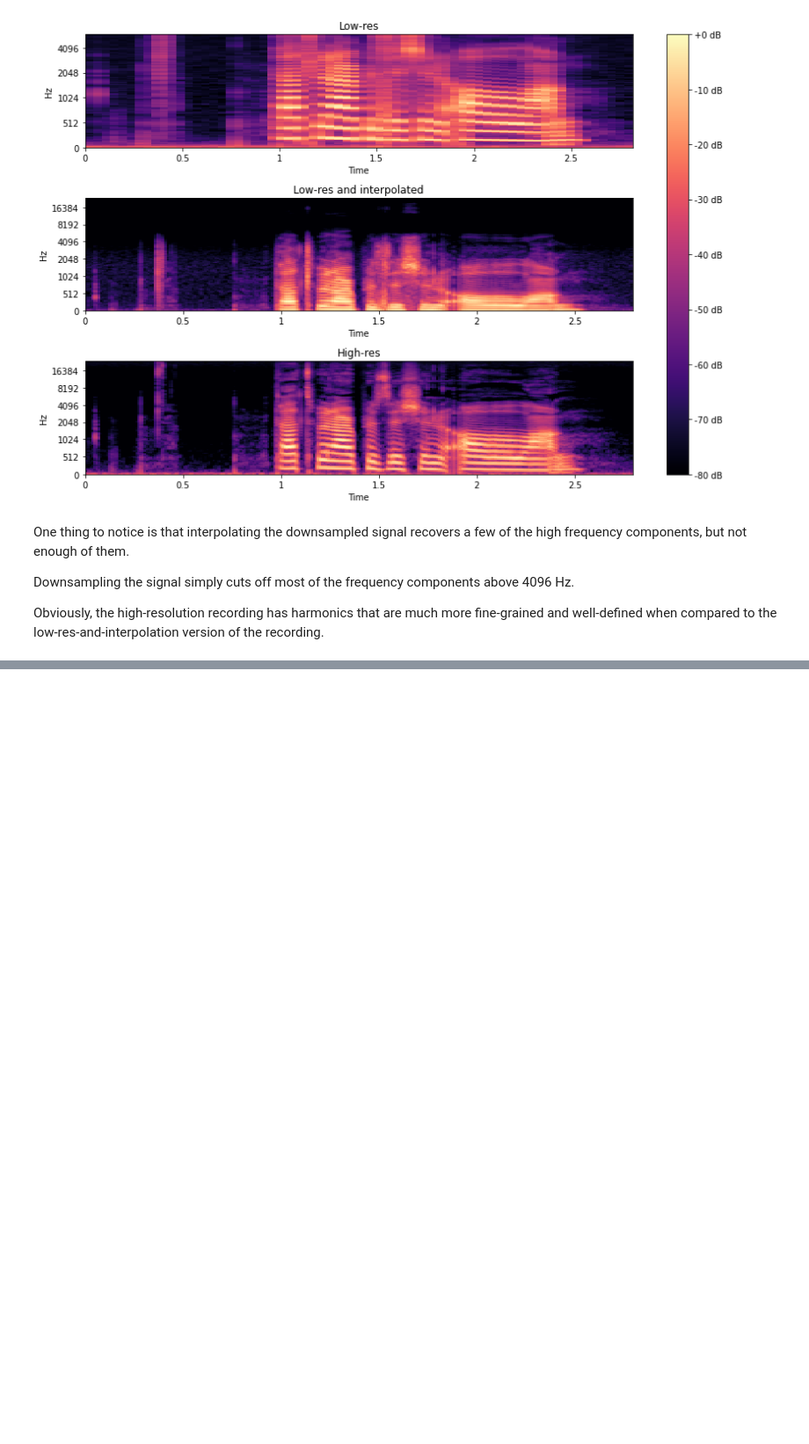
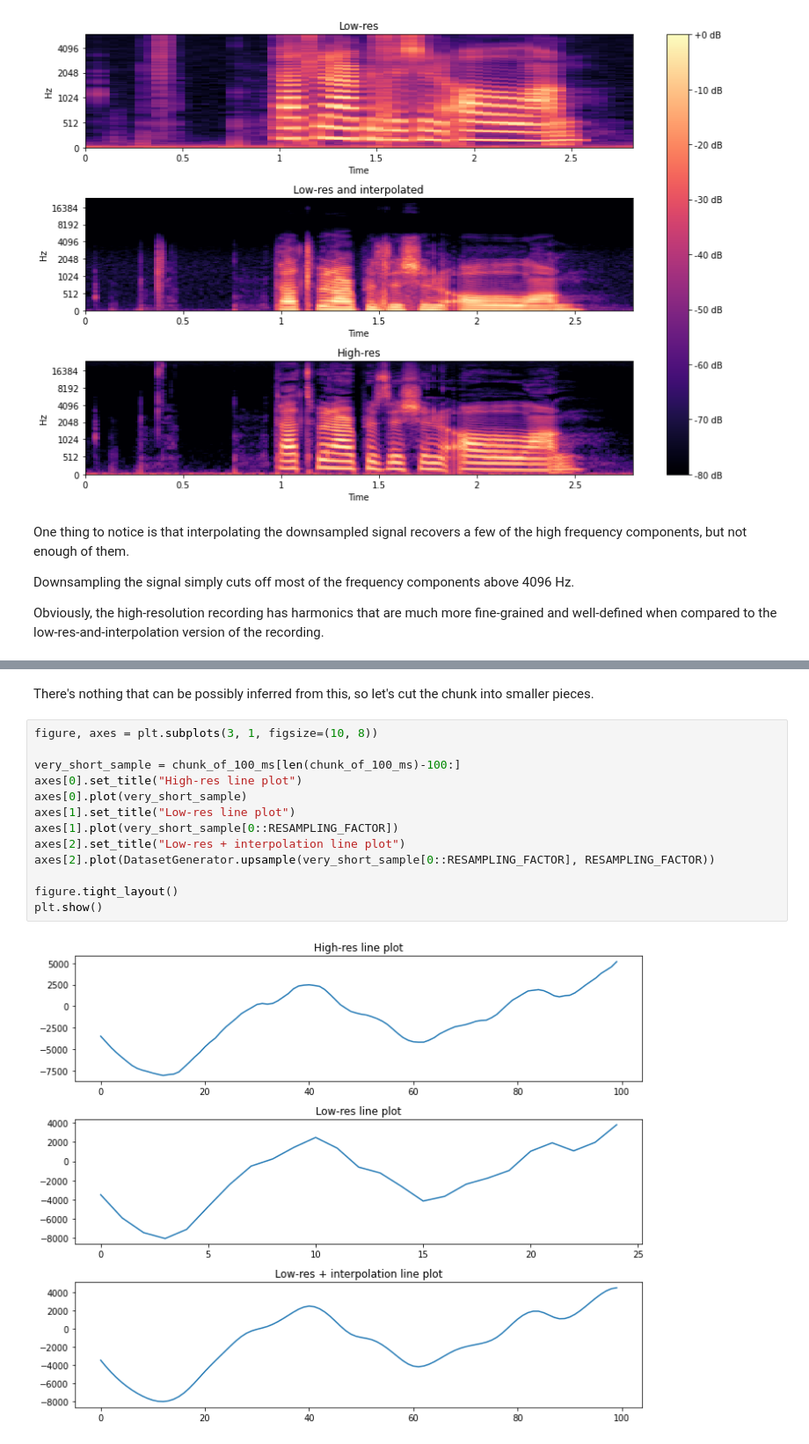
Before and after one commit to sutgeorge/Audio-Super-Resolution, a Jupyter notebook: Project/exploring_data.ipynb, the cells around one changed output, grey strips where cells are left out. Shown at 88% size. Cells and saved outputs as stored; diff of their text form; blank space fills up the shorter version.

```diff
--- a/Project/exploring_data.ipynb
+++ b/Project/exploring_data.ipynb
@@ -363,0 +405,17 @@ Obviously, the high-resolution recording has harmonics that are much more fine-g
+# %% [markdown]
+There's nothing that can be possibly inferred from this, so let's cut the chunk into smaller pieces.
+# %%
+figure, axes = plt.subplots(3, 1, figsize=(10, 8))
+
+very_short_sample = chunk_of_100_ms[len(chunk_of_100_ms)-100:]
+axes[0].set_title("High-res line plot")
+axes[0].plot(very_short_sample)
+axes[1].set_title("Low-res line plot")
+axes[1].plot(very_short_sample[0::RESAMPLING_FACTOR])
+axes[2].set_title("Low-res + interpolation line plot")
+axes[2].plot(DatasetGenerator.upsample(very_short_sample[0::RESAMPLING_FACTOR], RESAMPLING_FACTOR))
+
+figure.tight_layout()
+plt.show()
+# %% [output]
+[figure, added]
```
Also changed, not shown: parts of 7 cells of this notebook, 1 other file.
